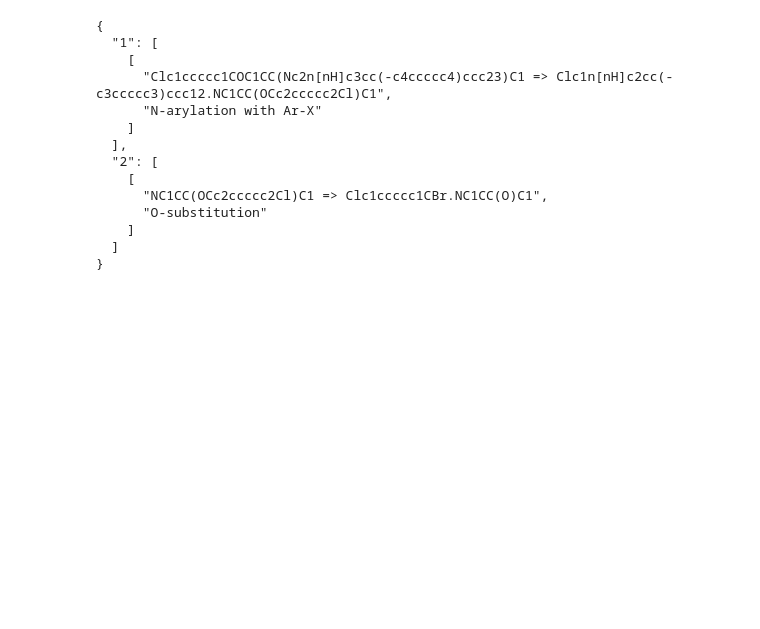
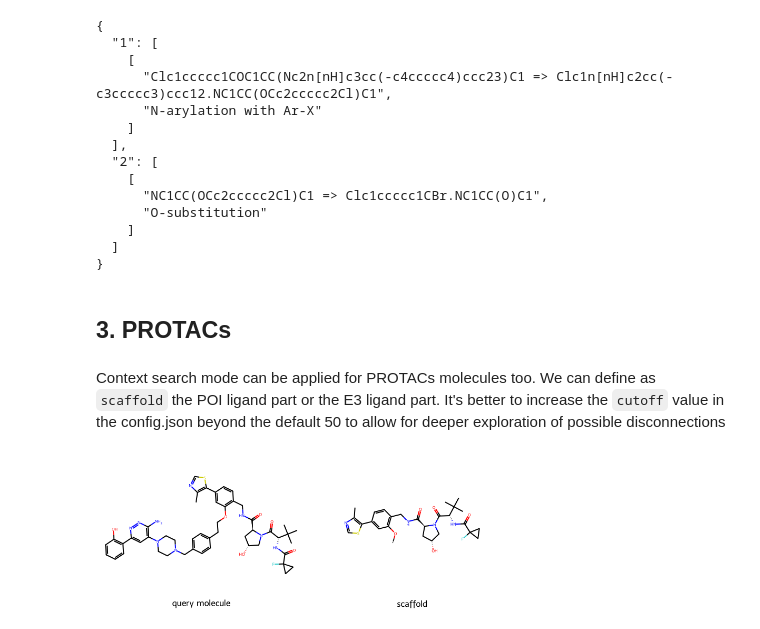
Before and after one commit to Arhs99/shallow-tree, a Jupyter notebook: synth_score_NOTEBOOK.ipynb, the cells around one changed output. Cells and saved outputs as stored; diff of their text form; code cells hidden in the pictures; blank space fills up the shorter version.

Commit message:
Add PROTAC context_search example to notebook.

```diff
--- a/synth_score_NOTEBOOK.ipynb
+++ b/synth_score_NOTEBOOK.ipynb
@@ -127,3 +127,17 @@ print(json.dumps(route, indent=2))
     ]
   ]
 }
+# %% [markdown]
+## 3. PROTACs
+# %% [markdown]
+Context search mode can be applied for PROTACs molecules too. We can define as `scaffold` the POI ligand part or the E3 ligand part. It's better to increase the `cutoff` value in the config.json beyond the default 50 to allow for deeper exploration of possible disconnections
+# %%
+# Full PROTACS
+smi = 'Cc1c(-c2cc(OCCc3ccc(CN4CCN(c5c(N)nnc(-c6c(O)cccc6)c5)CC4)cc3)c(CNC([C@H]3N(C([C@H](C(C)(C)C)NC(C4(CC4)F)=O)=O)C[C@H](O)C3)=O)cc2)scn1'
+scaffold = 'Cc1ncsc1-c1cc(O[*])c(CNC(=O)[C@H]2N(C(=O)[C@@H](NC(=O)C3(F)CC3)C(C)(C)C)C[C@H](O)C2)cc1'
+# %%
+Draw.MolsToGridImage([Chem.MolFromSmiles(x) for x in [smi, scaffold]],
+                     legends=['query molecule', 'scaffold'],
+                    subImgSize=(400, 300))
+# %% [output]
+[figure, added]
```
Also changed, not shown: parts of 4 cells of this notebook.
